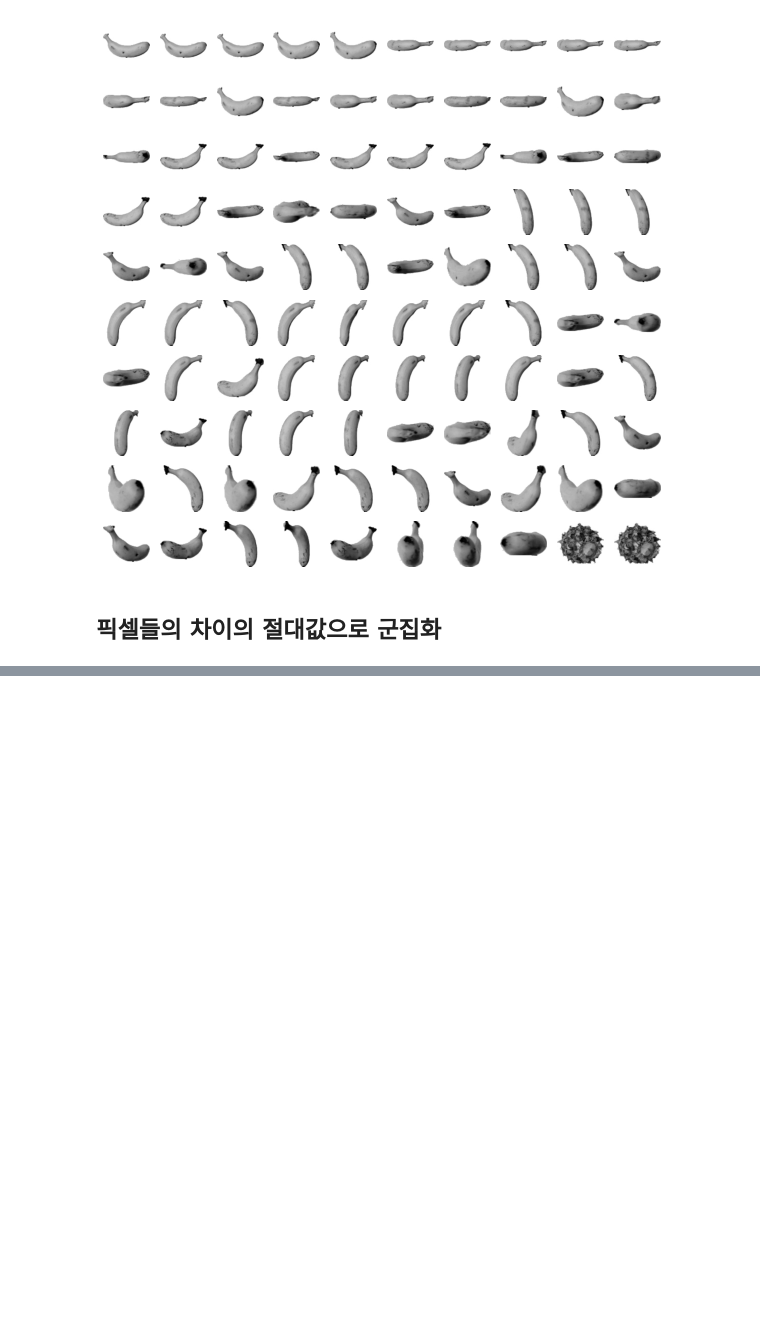
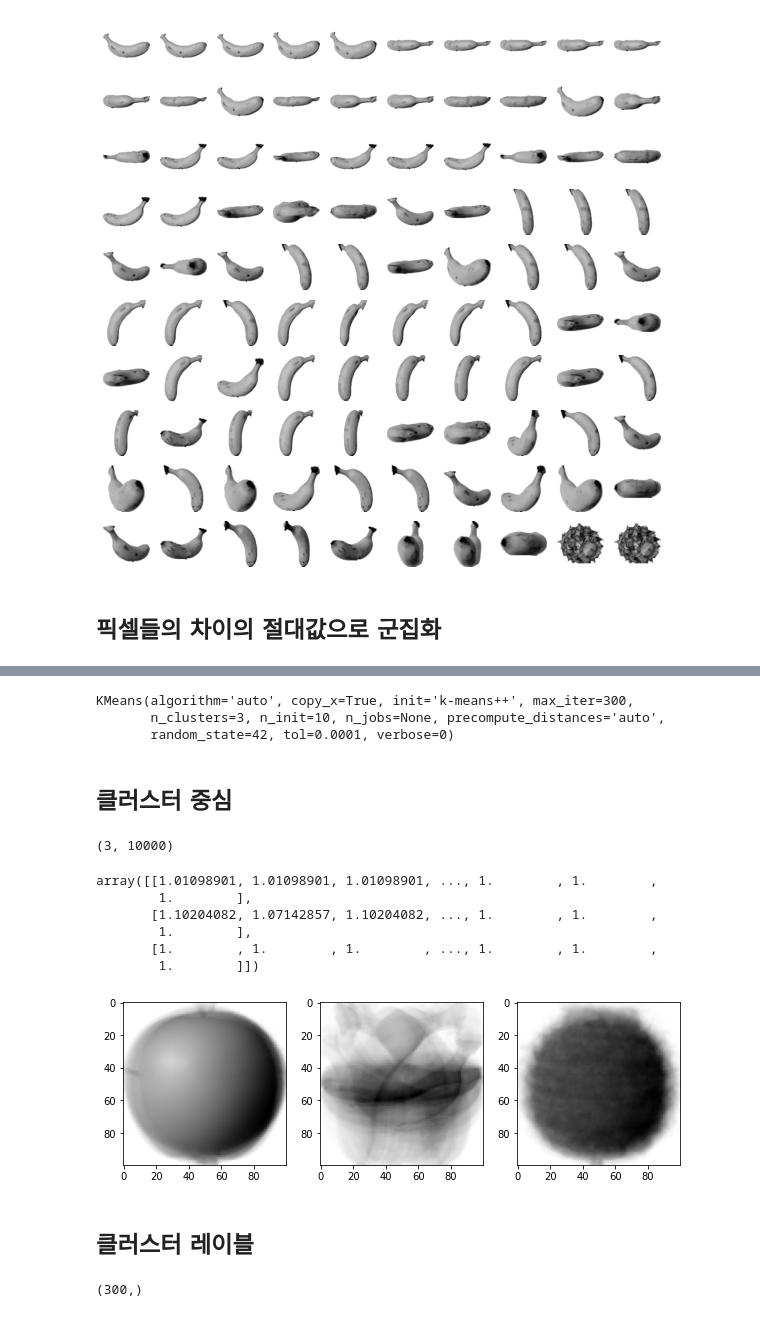
Before and after one commit to JakeOh/202011_itw_bd21, a Jupyter notebook: lab_ml/ml13_cluster.ipynb, the cells around one changed output, grey strips where cells are left out. Cells and saved outputs as stored; diff of their text form; code cells hidden in the pictures; blank space fills up the shorter version.

```diff
--- a/lab_ml/ml13_cluster.ipynb
+++ b/lab_ml/ml13_cluster.ipynb
@@ -277,0 +289,43 @@ plt.show()
+# %%
+km = KMeans(n_clusters=3, random_state=42)  # 모델 생성
+# %%
+km.fit(fruits_2d)  # 비지도 학습(unsupervised learning)인 경우에는 타겟(y)이 없음!
+# 모델 학습
+#> k개의 클러스터들의 중심(centroid)을 찾는 과정.
+# %% [output]
+KMeans(algorithm='auto', copy_x=True, init='k-means++', max_iter=300,
+       n_clusters=3, n_init=10, n_jobs=None, precompute_distances='auto',
+       random_state=42, tol=0.0001, verbose=0)
+# %% [markdown]
+## 클러스터 중심
+# %%
+# 학습 결과 - 3개 클러스터의 중심
+km.cluster_centers_.shape  #> (3, 100*100)
+# %% [output]
+(3, 10000)
+# %%
+km.cluster_centers_
+# %% [output]
+array([[1.01098901, 1.01098901, 1.01098901, ..., 1.        , 1.        ,
+        1.        ],
+       [1.10204082, 1.07142857, 1.10204082, ..., 1.        , 1.        ,
+        1.        ],
+       [1.        , 1.        , 1.        , ..., 1.        , 1.        ,
+        1.        ]])
+# %%
+# 클러스터 중심 시각화
+fig, ax = plt.subplots(nrows=1, ncols=3, figsize=(10, 3))
+
+for i, center in enumerate(km.cluster_centers_):
+    ax[i].imshow(center.reshape((100, 100)), cmap=plt.cm.binary)
+
+plt.show()
+# %% [output]
+[figure, added]
+# %% [markdown]
+## 클러스터 레이블
+# %%
+# 학습 결과 - 타겟(레이블)
+km.labels_.shape  #> (300,)
+# %% [output]
+(300,)
```
Also changed, not shown: parts of 25 cells of this notebook.
